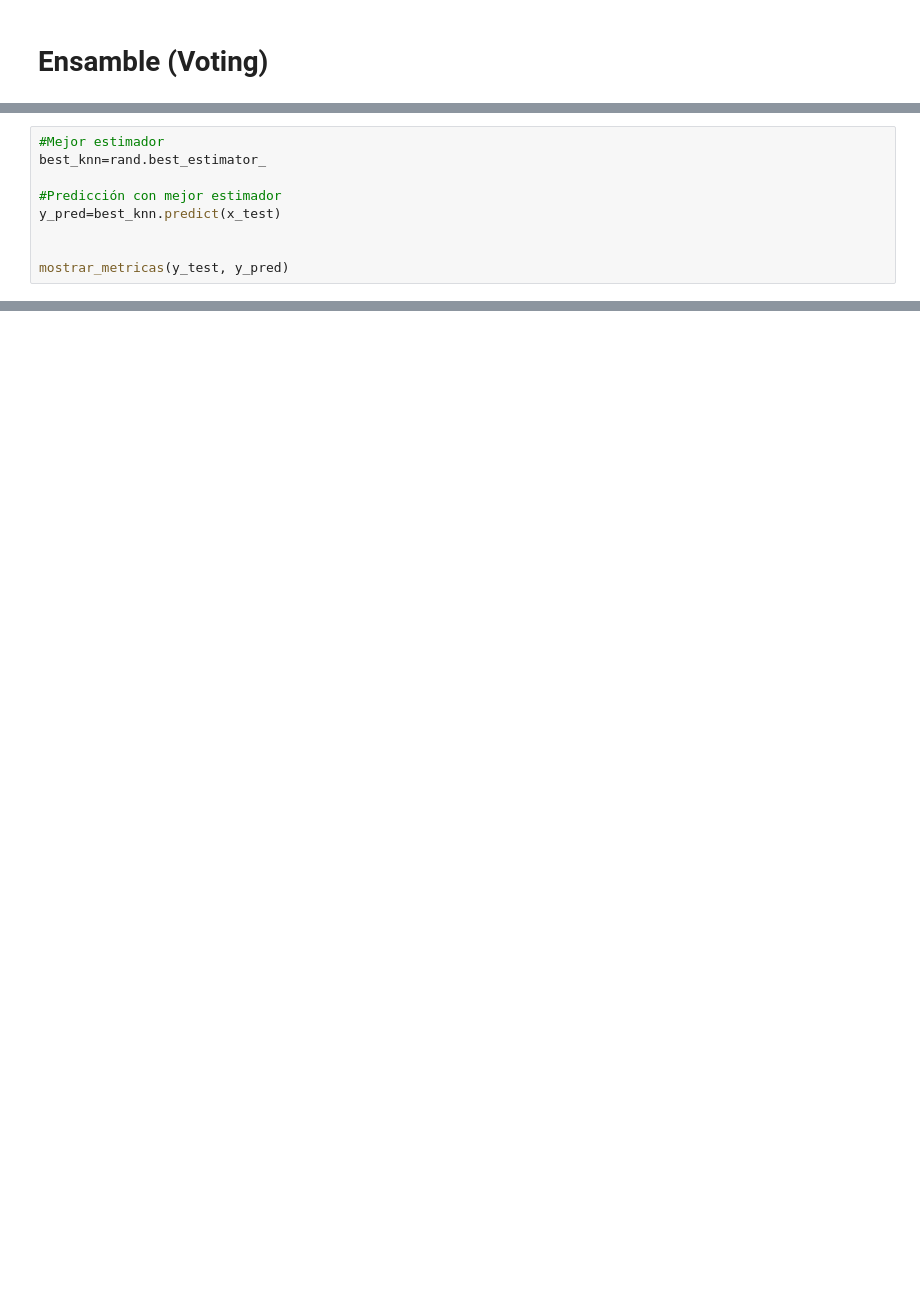
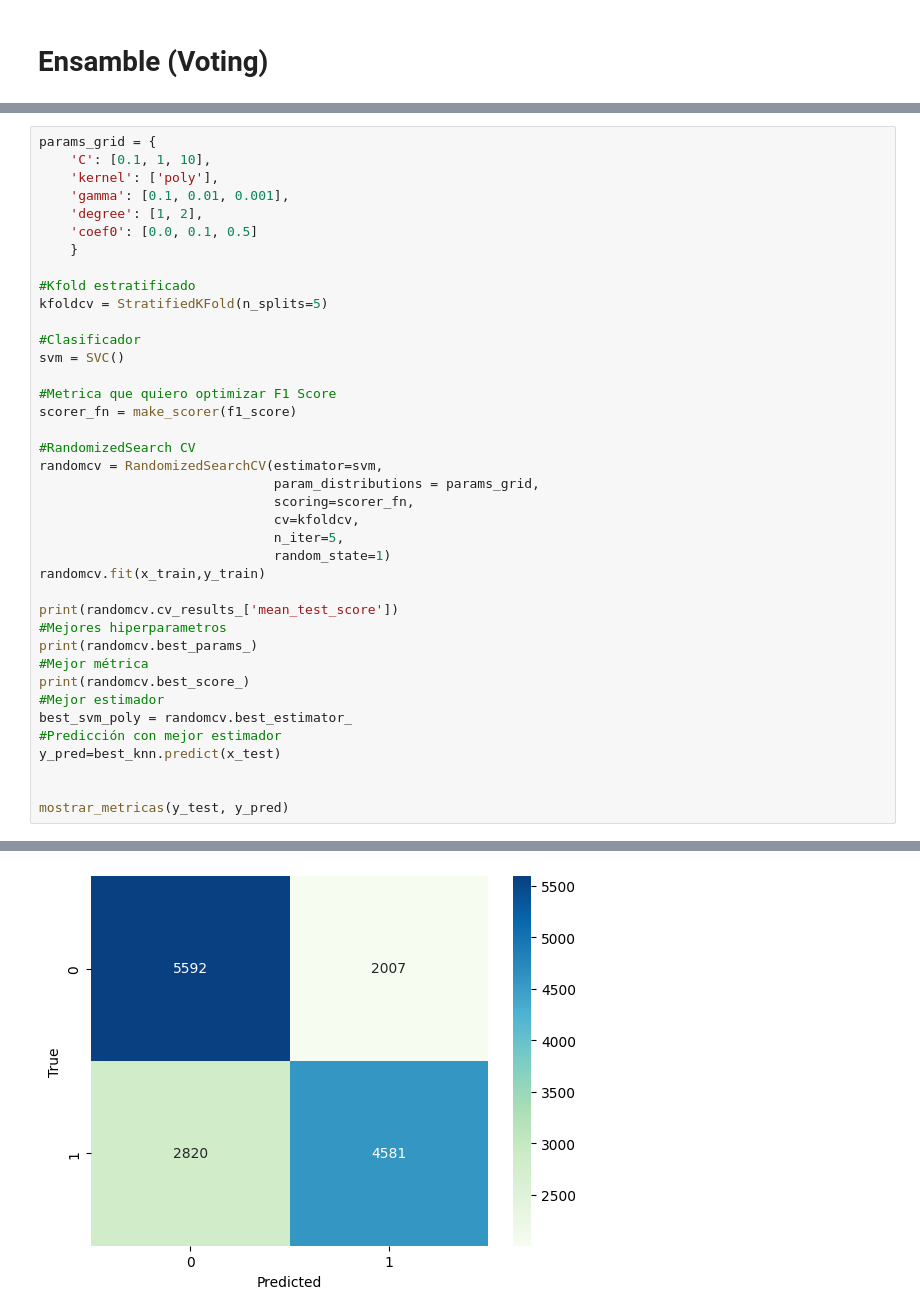
Before and after one commit to franmazzaro/7506R-2C2023-GRUPO39, a Jupyter notebook: 7506R_TP2_GRUPO39_CHP1_ENTREGA.ipynb, the cells around one changed output, grey strips where cells are left out. Drawn from its saved outputs; the diff is of its cells as text; blank space fills up the shorter version.

```diff
--- a/7506R_TP2_GRUPO39_CHP1_ENTREGA.ipynb
+++ b/7506R_TP2_GRUPO39_CHP1_ENTREGA.ipynb
@@ -561,9 +674,0 @@ rand.cv_results_['mean_test_score']
-# %%
-#Mejor estimador
-best_knn=rand.best_estimator_
-
-#Predicción con mejor estimador
-y_pred=best_knn.predict(x_test)
-
-
-mostrar_metricas(y_test, y_pred)
@@ -569,0 +679,40 @@ mostrar_metricas(y_test, y_pred)
+# %%
+params_grid = {
+    'C': [0.1, 1, 10],
+    'kernel': ['poly'],
+    'gamma': [0.1, 0.01, 0.001],
+    'degree': [1, 2],
+    'coef0': [0.0, 0.1, 0.5]
+    }
+
+#Kfold estratificado
+kfoldcv = StratifiedKFold(n_splits=5)
+
+#Clasificador
+svm = SVC()
+
+#Metrica que quiero optimizar F1 Score
+scorer_fn = make_scorer(f1_score)
+
+#RandomizedSearch CV
+randomcv = RandomizedSearchCV(estimator=svm,
+                              param_distributions = params_grid,
+                              scoring=scorer_fn,
+                              cv=kfoldcv,
+                              n_iter=5,
+                              random_state=1)
+randomcv.fit(x_train,y_train)
+
+print(randomcv.cv_results_['mean_test_score'])
+#Mejores hiperparametros
+print(randomcv.best_params_)
+#Mejor métrica
+print(randomcv.best_score_)
+#Mejor estimador
+best_svm_poly = randomcv.best_estimator_
+#Predicción con mejor estimador
+y_pred=best_knn.predict(x_test)
+
+
+mostrar_metricas(y_test, y_pred)
+# %% [output]
@@ -569,0 +732 @@ mostrar_metricas(y_test, y_pred)
+[figure, added]
```
Also changed, not shown: parts of 54 cells of this notebook.
